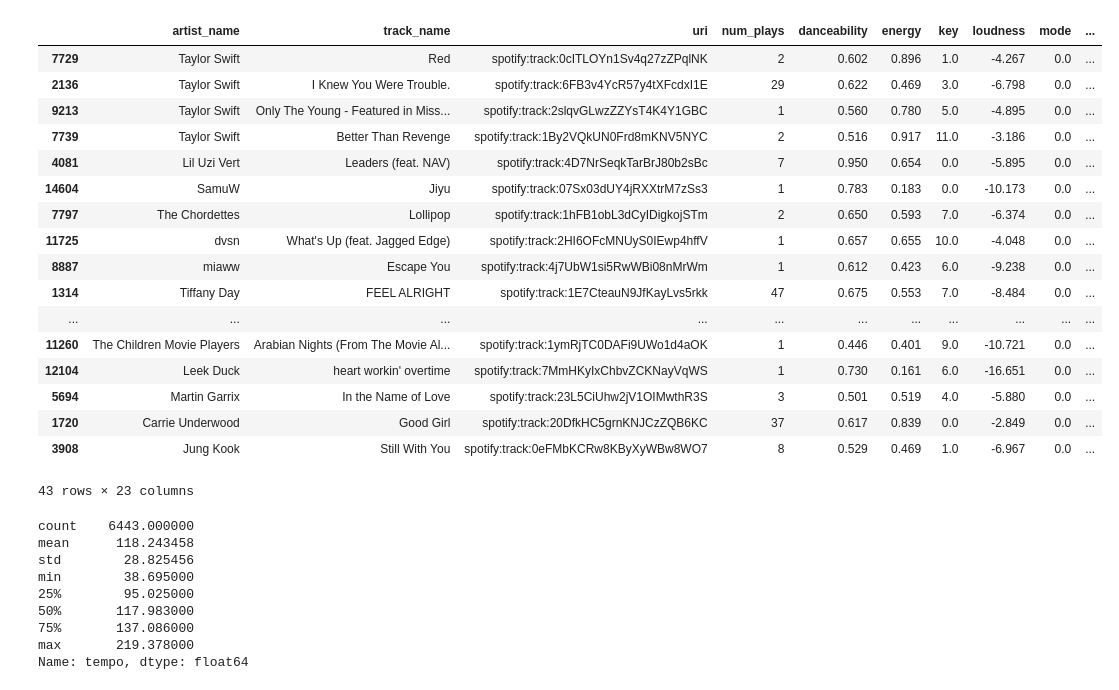
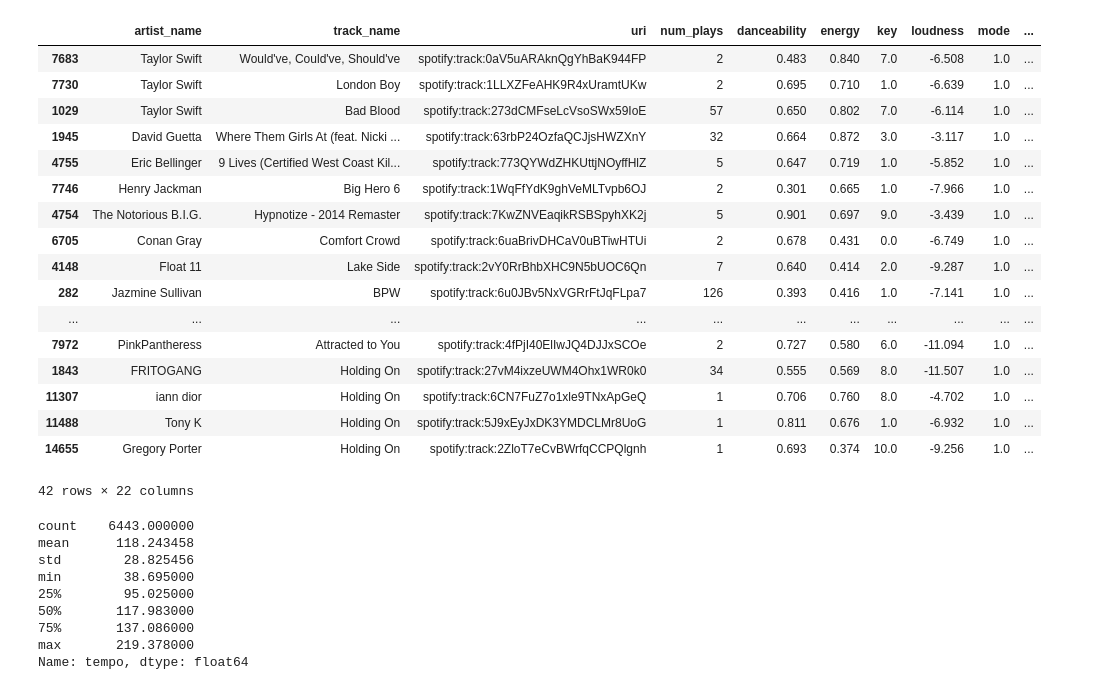
Before and after one commit to jonathanferrari/spotify-144, a Jupyter notebook: part_2/frontend.ipynb, the cells around one changed output. Drawn from its saved outputs; the diff is of its cells as text; code cells hidden in the pictures.

Commit message:
integrated model's output with frontend (mostly)

```diff
--- a/part_2/frontend.ipynb
+++ b/part_2/frontend.ipynb
@@ -181,3 +180,7 @@ Output(outputs=({'output_type': 'display_data', 'data': {'text/plain': "IntSlide
 # %%
 import pandas as pd
 import numpy as np
+# %%
+from util import get_model_songs
+
+df = get_model_songs("stay (with justin bieber)", 5000)
@@ -184,7 +193,6 @@ import numpy as np
 # %%
-df = pd.read_csv('data/spotify_playlists.tsv', sep='\t', index_col=0)
-# df = df.sample(100)
-# assign a random similarity score
-df["similarity"] = np.random.rand(len(df))
+# df = pd.read_csv('data/spotify_playlists.tsv', sep='\t', index_col=0)
+# # df = df.sample(100)
+# # assign a random similarity score
+# df["similarity"] = np.random.rand(len(df))
 df["duration_minutes"] = df['duration_ms'] / 60000
-df["mode"]
@@ -217,7 +212,6 @@ bpm_range.value
 # %%
 def apply_all_constraints(df):
     mode = {"Major": 1, "Minor" : 0}
-    df = df.sort_values("similarity", ascending=False)
     df = df[(df["tempo"] > bpm_range.value[0]) & (df["tempo"] < bpm_range.value[1])]
     df = df[(df["loudness"] > loudness_range.value[0]) & (df["loudness"] < loudness_range.value[1])]
     df = df[(df["liveness"] > liveness_range.value[0]) & (df["liveness"] < liveness_range.value[1])]
@@ -237,49 +231,49 @@ def apply_all_constraints(df):
             artist_count = len(artist_rows)
 
         for index, row in dataframe.iterrows():
             if index not in selected_rows.index:
 
                 if current_sum + row['duration_minutes'] <= playlist_length + 10:
                     # Check constraint 2: At most k, at least k, or none songs from the specified artist
                     if constraint_option == 'at most k' and artist_count < k:
                         selected_rows = selected_rows.append(row)
                         current_sum += row['duration_minutes']
                         if artist_name == row['artist_name']:
                             artist_count += 1
                     elif constraint_option == 'none' and artist_name != row['artist_name'] and artist_count == 0:
                         selected_rows = selected_rows.append(row)
                         current_sum += row['duration_minutes']
                     else:
                         selected_rows = selected_rows.append(row)
                         current_sum += row['duration_minutes']
 
                 # Check constraint 1: Sum of column_1 within +/- 10 of the target_sum
                 if current_sum >= playlist_length - 10 and current_sum <= playlist_length + 10:
                     break
 
         return selected_rows
 
-    return apply_constraints(df, playlist_length=150, artist_name='Taylor Swift', constraint_option='at least k', k=4)
+    return apply_constraints(df, playlist_length=150, artist_name='Taylor Swift', constraint_option='at least k', k=3)
     # TODOOOOO: change the above arguments to the values from the togles ^
 
 apply_all_constraints(df)
 # %% [output]
 |  | artist_name | track_name | uri | num_plays | danceability | energy | key | loudness | mode | ... |
-| 7729 | Taylor Swift | Red | spotify:track:0cITLOYn1Sv4q27zZPqlNK | 2 | 0.602 | 0.896 | 1.0 | -4.267 | 0.0 | ... |
-| 2136 | Taylor Swift | I Knew You Were Trouble. | spotify:track:6FB3v4YcR57y4tXFcdxI1E | 29 | 0.622 | 0.469 | 3.0 | -6.798 | 0.0 | ... |
-| 9213 | Taylor Swift | Only The Young - Featured in Miss... | spotify:track:2slqvGLwzZZYsT4K4Y1GBC | 1 | 0.560 | 0.780 | 5.0 | -4.895 | 0.0 | ... |
-| 7739 | Taylor Swift | Better Than Revenge | spotify:track:1By2VQkUN0Frd8mKNV5NYC | 2 | 0.516 | 0.917 | 11.0 | -3.186 | 0.0 | ... |
-| 4081 | Lil Uzi Vert | Leaders (feat. NAV) | spotify:track:4D7NrSeqkTarBrJ80b2sBc | 7 | 0.950 | 0.654 | 0.0 | -5.895 | 0.0 | ... |
-| 14604 | SamuW | Jiyu | spotify:track:07Sx03dUY4jRXXtrM7zSs3 | 1 | 0.783 | 0.183 | 0.0 | -10.173 | 0.0 | ... |
-| 7797 | The Chordettes | Lollipop | spotify:track:1hFB1obL3dCyIDigkojSTm | 2 | 0.650 | 0.593 | 7.0 | -6.374 | 0.0 | ... |
-| 11725 | dvsn | What's Up (feat. Jagged Edge) | spotify:track:2HI6OFcMNUyS0IEwp4hffV | 1 | 0.657 | 0.655 | 10.0 | -4.048 | 0.0 | ... |
-| 8887 | miaww | Escape You | spotify:track:4j7UbW1si5RwWBi08nMrWm | 1 | 0.612 | 0.423 | 6.0 | -9.238 | 0.0 | ... |
-| 1314 | Tiffany Day | FEEL ALRIGHT | spotify:track:1E7CteauN9JfKayLvs5rkk | 47 | 0.675 | 0.553 | 7.0 | -8.484 | 0.0 | ... |
+| 7683 | Taylor Swift | Would've, Could've, Should've | spotify:track:0aV5uARAknQgYhBaK944FP | 2 | 0.483 | 0.840 | 7.0 | -6.508 | 1.0 | ... |
+| 7730 | Taylor Swift | London Boy | spotify:track:1LLXZFeAHK9R4xUramtUKw | 2 | 0.695 | 0.710 | 1.0 | -6.639 | 1.0 | ... |
+| 1029 | Taylor Swift | Bad Blood | spotify:track:273dCMFseLcVsoSWx59IoE | 57 | 0.650 | 0.802 | 7.0 | -6.114 | 1.0 | ... |
+| 1945 | David Guetta | Where Them Girls At (feat. Nicki ... | spotify:track:63rbP24OzfaQCJjsHWZXnY | 32 | 0.664 | 0.872 | 3.0 | -3.117 | 1.0 | ... |
+| 4755 | Eric Bellinger | 9 Lives (Certified West Coast Kil... | spotify:track:773QYWdZHKUttjNOyffHlZ | 5 | 0.647 | 0.719 | 1.0 | -5.852 | 1.0 | ... |
+| 7746 | Henry Jackman | Big Hero 6 | spotify:track:1WqFfYdK9ghVeMLTvpb6OJ | 2 | 0.301 | 0.665 | 1.0 | -7.966 | 1.0 | ... |
+| 4754 | The Notorious B.I.G. | Hypnotize - 2014 Remaster | spotify:track:7KwZNVEaqikRSBSpyhXK2j | 5 | 0.901 | 0.697 | 9.0 | -3.439 | 1.0 | ... |
+| 6705 | Conan Gray | Comfort Crowd | spotify:track:6uaBrivDHCaV0uBTiwHTUi | 2 | 0.678 | 0.431 | 0.0 | -6.749 | 1.0 | ... |
+| 4148 | Float 11 | Lake Side | spotify:track:2vY0RrBhbXHC9N5bUOC6Qn | 7 | 0.640 | 0.414 | 2.0 | -9.287 | 1.0 | ... |
+| 282 | Jazmine Sullivan | BPW | spotify:track:6u0JBv5NxVGRrFtJqFLpa7 | 126 | 0.393 | 0.416 | 1.0 | -7.141 | 1.0 | ... |
 | ... | ... | ... | ... | ... | ... | ... | ... | ... | ... | ... |
-| 11260 | The Children Movie Players | Arabian Nights (From The Movie Al... | spotify:track:1ymRjTC0DAFi9UWo1d4aOK | 1 | 0.446 | 0.401 | 9.0 | -10.721 | 0.0 | ... |
-| 12104 | Leek Duck | heart workin' overtime | spotify:track:7MmHKyIxChbvZCKNayVqWS | 1 | 0.730 | 0.161 | 6.0 | -16.651 | 0.0 | ... |
-| 5694 | Martin Garrix | In the Name of Love | spotify:track:23L5CiUhw2jV1OIMwthR3S | 3 | 0.501 | 0.519 | 4.0 | -5.880 | 0.0 | ... |
-| 1720 | Carrie Underwood | Good Girl | spotify:track:20DfkHC5grnKNJCzZQB6KC | 37 | 0.617 | 0.839 | 0.0 | -2.849 | 0.0 | ... |
-| 3908 | Jung Kook | Still With You | spotify:track:0eFMbKCRw8KByXyWBw8WO7 | 8 | 0.529 | 0.469 | 1.0 | -6.967 | 0.0 | ... |
+| 7972 | PinkPantheress | Attracted to You | spotify:track:4fPjI40ElIwJQ4DJJxSCOe | 2 | 0.727 | 0.580 | 6.0 | -11.094 | 1.0 | ... |
+| 1843 | FRITOGANG | Holding On | spotify:track:27vM4ixzeUWM4Ohx1WR0k0 | 34 | 0.555 | 0.569 | 8.0 | -11.507 | 1.0 | ... |
+| 11307 | iann dior | Holding On | spotify:track:6CN7FuZ7o1xle9TNxApGeQ | 1 | 0.706 | 0.760 | 8.0 | -4.702 | 1.0 | ... |
+| 11488 | Tony K | Holding On | spotify:track:5J9xEyJxDK3YMDCLMr8UoG | 1 | 0.811 | 0.676 | 1.0 | -6.932 | 1.0 | ... |
+| 14655 | Gregory Porter | Holding On | spotify:track:2ZloT7eCvBWrfqCCPQlgnh | 1 | 0.693 | 0.374 | 10.0 | -9.256 | 1.0 | ... |
-43 rows × 23 columns
+42 rows × 22 columns
 # %%
```
Also changed, not shown: parts of 10 cells of this notebook, 14 other files.
